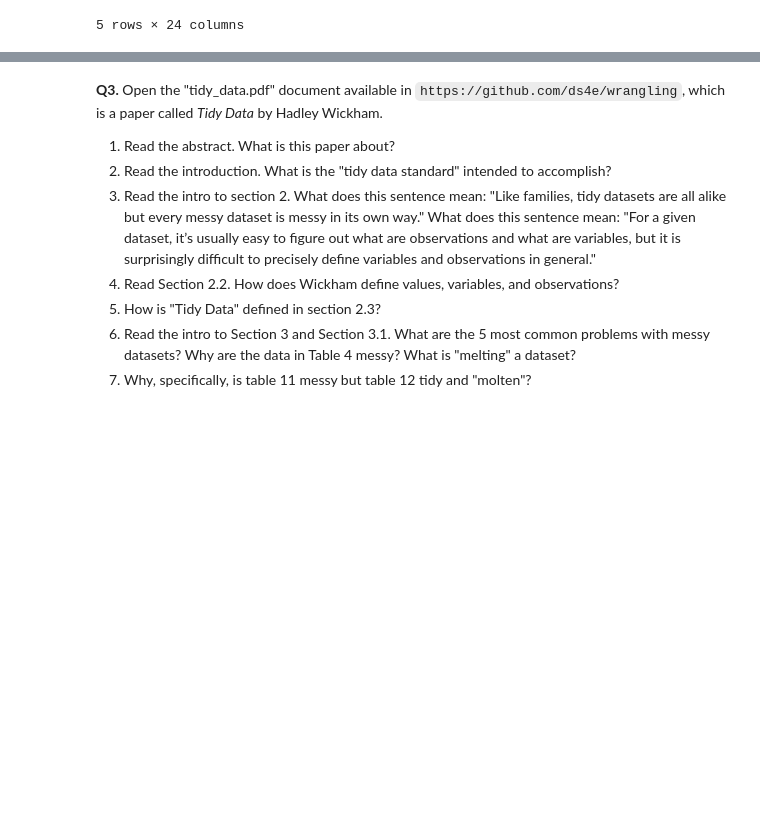
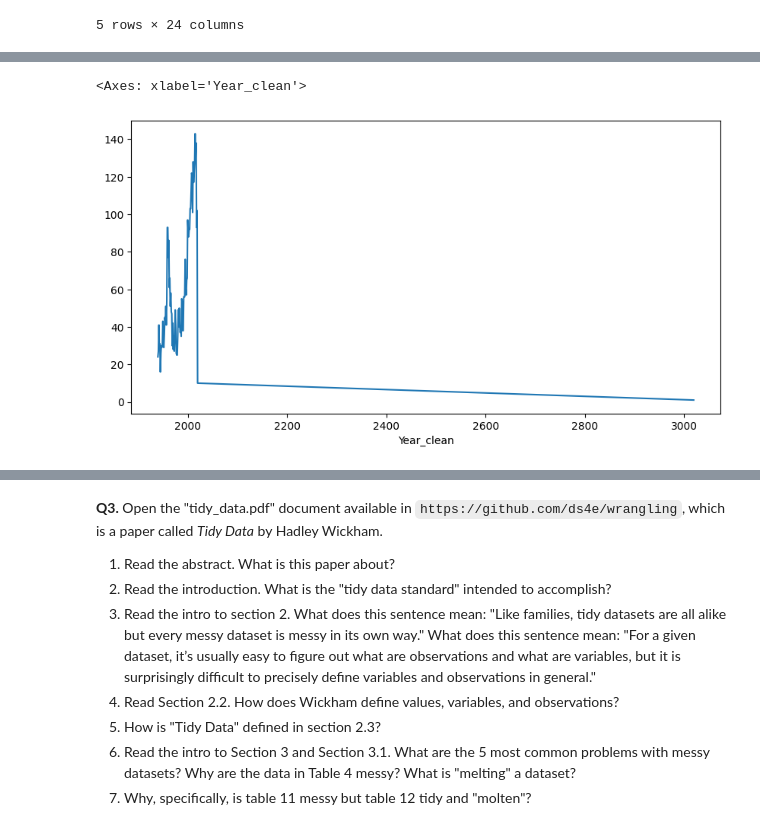
Before and after one commit to AlxScottt/undergrad_ml_assignments, a Jupyter notebook: 01_assignment_wrangling_and_eda.ipynb, the cells around one changed output, grey strips where cells are left out. Cells and saved outputs as stored; diff of their text form; code cells hidden in the pictures; blank space fills up the shorter version.

```diff
--- a/01_assignment_wrangling_and_eda.ipynb
+++ b/01_assignment_wrangling_and_eda.ipynb
@@ -192,3 +192,8 @@ df.head()
 | 3 | 3 | 2020.01.16 | 16-Jan-2020 | 2020.0 | Unprovoked | NEW ZEALAND | Southland | Oreti Beach | Surfing | Jordan King | ... |
 | 4 | 4 | 2020.01.13 | 13-Jan-2020 | 2020.0 | Unprovoked | USA | North Carolina | Rodanthe, Dare County | Surfing | Samuel Horne | ... |
 5 rows × 24 columns
+# %%
+#4
+df['Year_clean'] = pd.to_numeric(df['Year'], errors='coerce')
+df['Year_clean'].describe()
+#and get the range
@@ -194,0 +211,9 @@ df.head()
+# %%
+#4 contiuned
+df_1940 = df[df['Year_clean'] >= 1940]
+attacks_per_year = df_1940.groupby('Year_clean').size()
+attacks_per_year.plot(figsize=(10,5))
+#evidently it does seem to be incresing overtime, idk how to fix it so it doesent go past 2025 though cause obvisly theres no data than so it drops
+# %% [output]
+<Axes: xlabel='Year_clean'>
+[figure, added]
```
Also changed, not shown: parts of 41 cells of this notebook.
